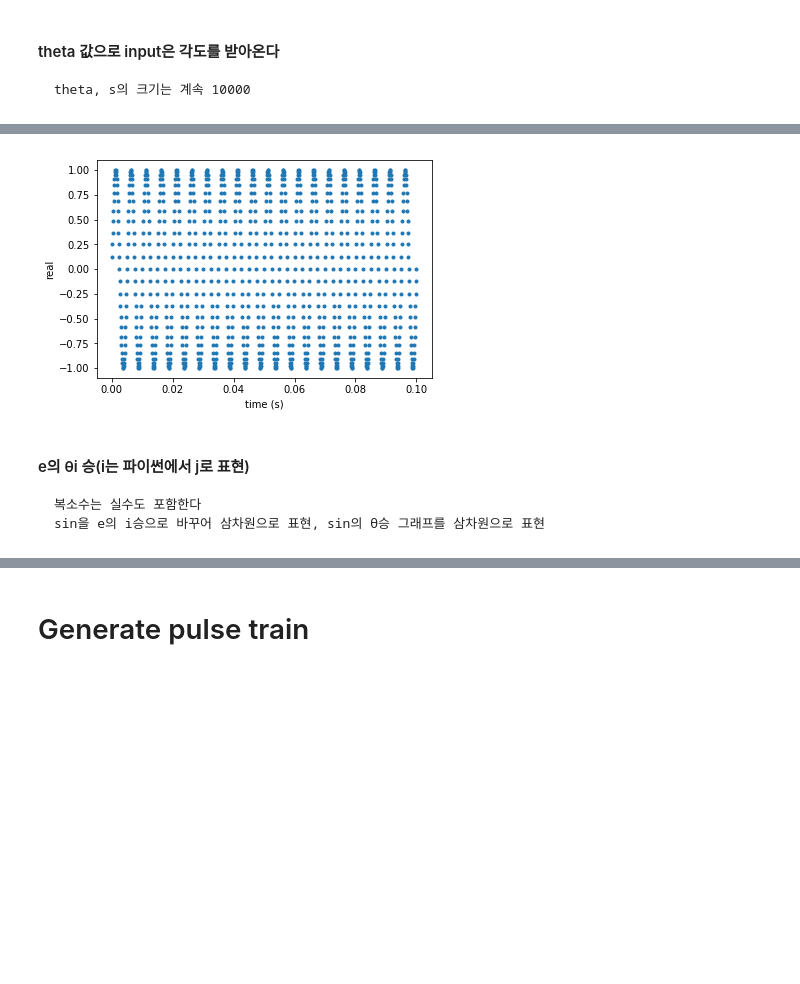
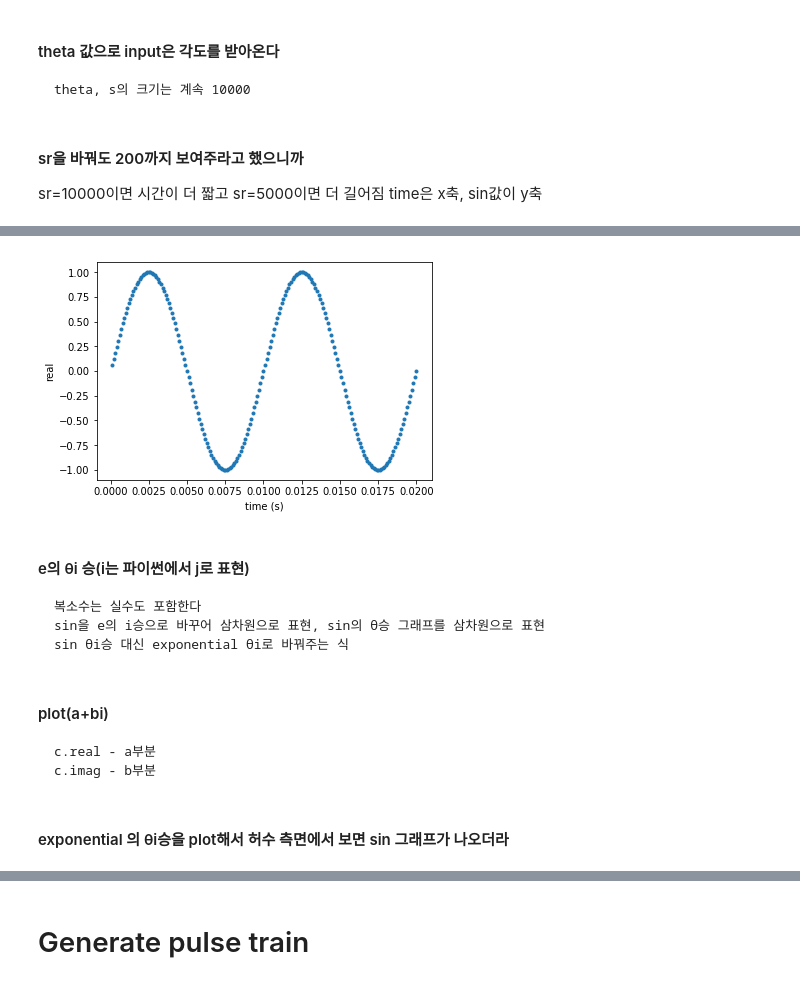
Before and after one commit to ifnjin/2019nams, a Jupyter notebook: sound.ipynb, the cells around one changed output, grey strips where cells are left out. Saved outputs shown, nothing was run; the diff lists cells and outputs as text; code cells hidden in the pictures; blank space fills up the shorter version.

```diff
--- a/sound.ipynb
+++ b/sound.ipynb
@@ -13,8 +14,8 @@ import numpy as np
 # parameter setting
 amp = 1     # range [0.0, 1.0]
 sr = 10000       # sampling rate, Hz, must be integer
-dur = 0.5   # in seconds, may be float
-freq = 200.0        # sine frequency, Hz, may be float
+dur = 1   # in seconds, may be float
+freq = 100.0        # sine frequency, Hz, may be float
 # %% [markdown]
 #### 모든 sound는 sin wave들의 합이다
     sin wave는 1초에 백번 왔다갔다 한다 하면 100Hz라고 표현,  얼마나 단위 시간 동안 왔다갔다 하는가 -  소리의 높낮이 결정
@@ -41,20 +42,25 @@ theta = t * 2*np.pi * freq
     theta, s의 크기는 계속 10000
 # %%
 # generate signal by cosine-phasor
-s = np.sin(theta)
+s = amp*np.sin(theta)
+# %% [markdown]
+#### sr을 바꿔도 200까지 보여주라고 했으니까
+sr=10000이면 시간이 더 짧고 sr=5000이면 더 길어짐
+time은 x축, sin값이 y축
 # %%
 fig = plt.figure()
 ax = fig.add_subplot(111)
-ax.plot(t[0:1000], s[0:1000], '.')
+ax.plot(t[0:200], s[0:200], '.')
 ax.set_xlabel('time (s)')
 ax.set_ylabel('real')
 ipd.Audio(s, rate=sr)
 # %% [output]
 [interactive output not drawn]
-[figure, old version]
+[figure, new version]
 # %% [markdown]
 #### e의 θi 승(i는 파이썬에서 j로 표현)
     복소수는 실수도 포함한다
     sin을 e의 i승으로 바꾸어 삼차원으로 표현, sin의 θ승 그래프를 삼차원으로 표현
+    sin θi승 대신 exponential θi로 바꿔주는 식
 # %%
 # generate signal by exponential-phasor
@@ -62,3 +68,9 @@ c = np.exp(theta*1j)
+# %% [markdown]
+#### plot(a+bi)
+    c.real - a부분
+    c.imag - b부분
+# %% [markdown]
+#### exponential 의 θi승을 plot해서 허수 측면에서 보면 sin 그래프가 나오더라
 # %%
 fig = plt.figure()
 ax = fig.add_subplot(111, projection='3d')
```
Also changed, not shown: parts of 4 cells of this notebook.
